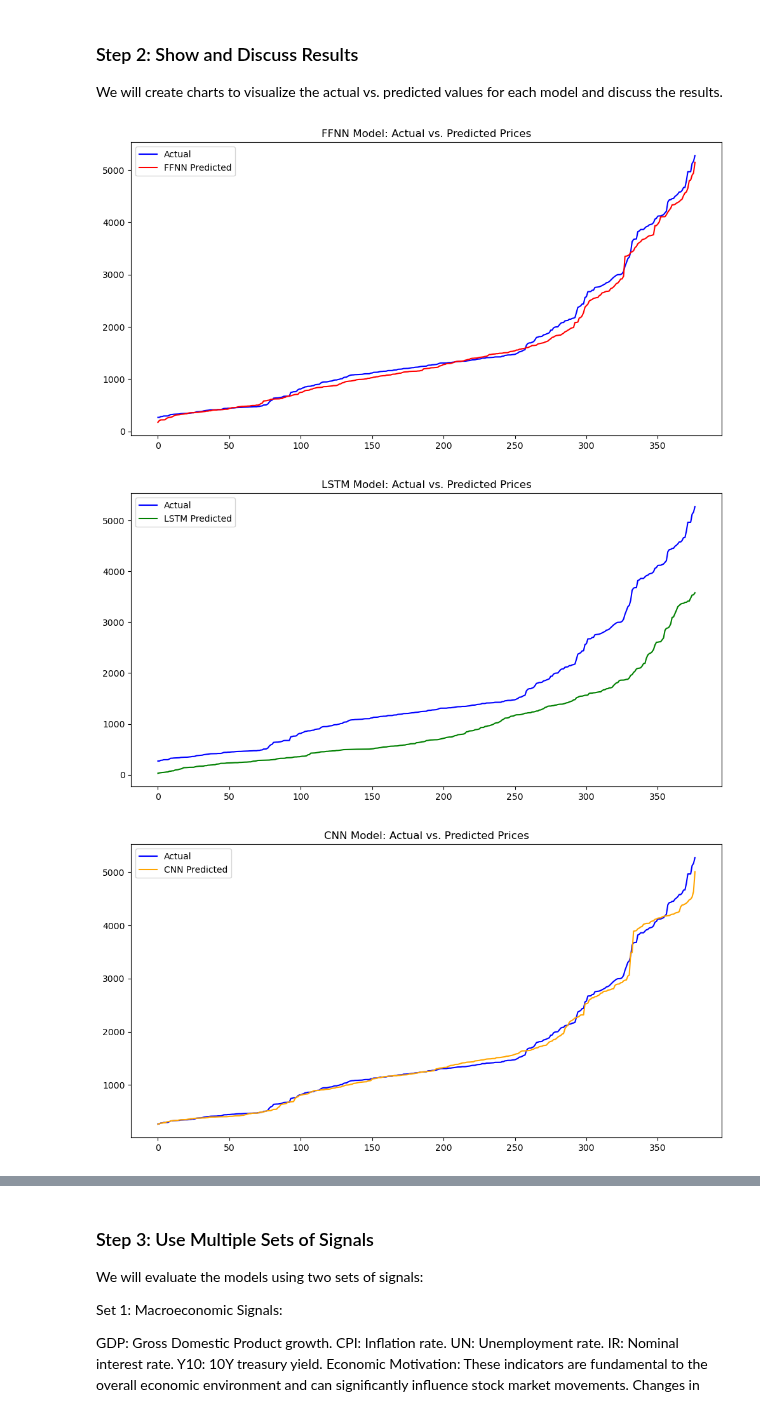
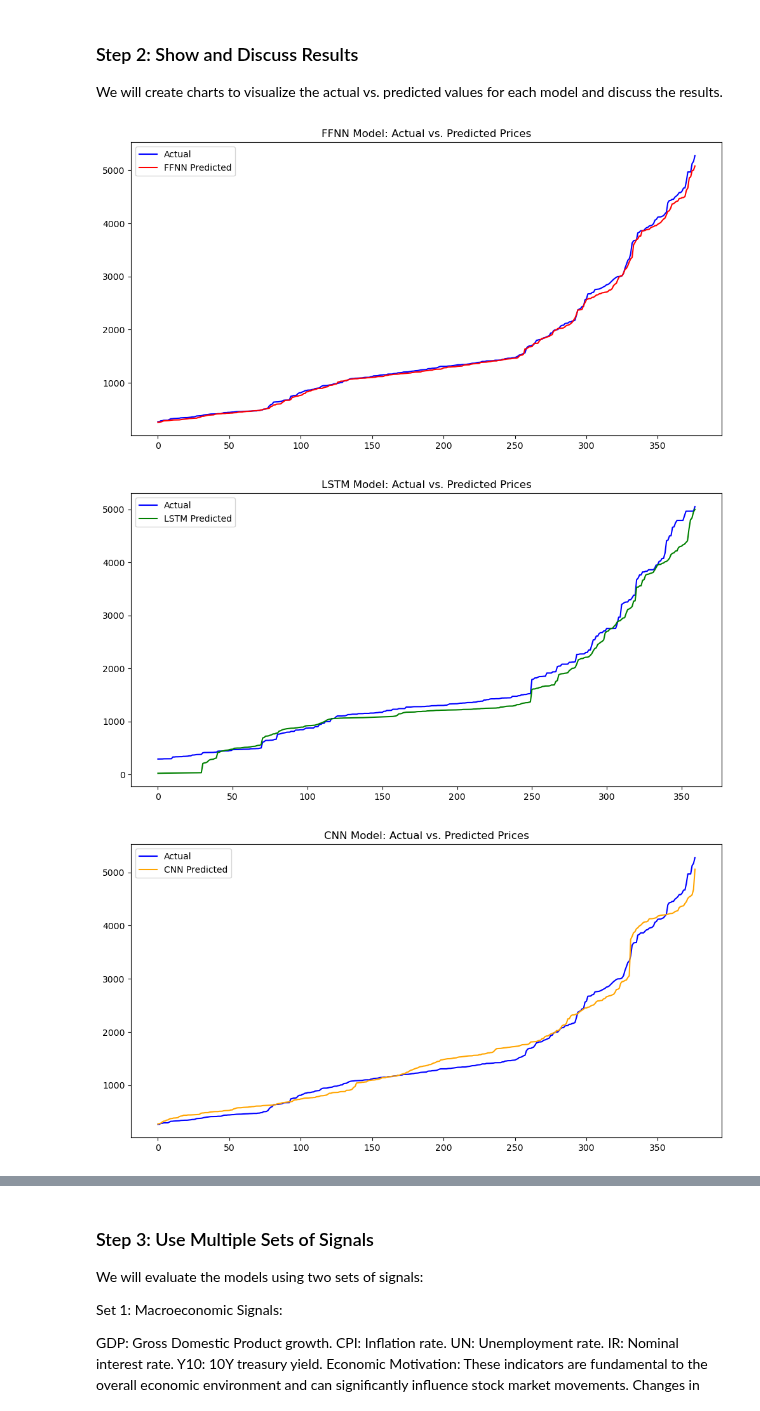
Before and after one commit to radubauzh/Quantitative_Trading_Algorithm, a Jupyter notebook: SP500_Trading_Algorithm.ipynb, the cells around one changed output, grey strips where cells are left out. Saved outputs shown, nothing was run; the diff lists cells and outputs as text; code cells hidden in the pictures.

```diff
--- a/SP500_Trading_Algorithm.ipynb
+++ b/SP500_Trading_Algorithm.ipynb
@@ -86,7 +109,7 @@ ffnn_model.add(Dense(1, activation='linear'))
 ffnn_model.compile(optimizer=Adam(learning_rate=0.001), loss='mean_squared_error')
 
 # Train the model
-ffnn_history = ffnn_model.fit(X_train, y_train, epochs=50, batch_size=32, validation_split=0.2, verbose=1)
+ffnn_history = ffnn_model.fit(X_train, y_train, epochs=400, batch_size=16, validation_split=0.2, verbose=1)
 
 # Evaluate the model on the test set
 ffnn_evaluation = ffnn_model.evaluate(X_test, y_test)
@@ -118,29 +141,48 @@ FFNN Model Training and Evaluation Complete.
 # %% [markdown]
 ### Long Short-Term Memory Network (LSTM)
 # %%
+from tensorflow.keras.callbacks import EarlyStopping
+from keras.src.layers import BatchNormalization
 from keras.layers import LSTM
+import matplotlib.pyplot as plt
+
 
 # Reshape data for LSTM (needs 3D input)
-X_train_lstm = X_train.reshape((X_train.shape[0], 1, X_train.shape[1]))
-X_test_lstm = X_test.reshape((X_test.shape[0], 1, X_test.shape[1]))
+X_train_lstm = X_train_lstm_prepared.reshape((X_train_lstm_prepared.shape[0], 1, X_train_lstm_prepared.shape[1]))
+X_test_lstm = X_test_lstm_prepared.reshape((X_test_lstm_prepared.shape[0], 1, X_test_lstm_prepared.shape[1]))
 
 # Define the LSTM model
 lstm_model = Sequential()
-lstm_model.add(LSTM(50, activation='relu', input_shape=(X_train_lstm.shape[1], X_train_lstm.shape[2])))
-lstm_model.add(Dense(1))
+lstm_model.add(LSTM(10, activation='relu', input_shape=(X_train_lstm.shape[1], X_train_lstm.shape[2])))
+lstm_model.add(Dropout(0.5))  # Add dropout for regularization
+lstm_model.add(BatchNormalization())  # Add batch normalization
+lstm_model.add(Dense(32, activation='relu'))  # Add an additional dense layer
+lstm_model.add(Dropout(0.5))  # Add another dropout for regularization
+lstm_model.add(Dense(units=1))
 
 # Compile the model
 lstm_model.compile(optimizer='adam', loss='mean_squared_error')
+early_stop = EarlyStopping(monitor='val_loss', patience=3, restore_best_weights=True)
 
-# Train the model
-lstm_history = lstm_model.fit(X_train_lstm, y_train, epochs=50, batch_size=32, validation_split=0.2, verbose=1)
+# Train the model with early stopping
+lstm_history = lstm_model.fit(X_train_lstm, y_train_lstm_prepared, epochs=400, batch_size=32, validation_split=0.2, verbose=1, callbacks=[early_stop])
 
 # Evaluate the model on the test set
-lstm_evaluation = lstm_model.evaluate(X_test_lstm, y_test)
+lstm_evaluation = lstm_model.evaluate(X_test_lstm, y_test_lstm_prepared)
 print(f"LSTM Model Test Loss: {lstm_evaluation}")
 
 # Make predictions
 lstm_predictions = lstm_model.predict(X_test_lstm)
 
 print("LSTM Model Training and Evaluation Complete.")
+
+# Plot the training and validation loss
+plt.figure(figsize=(12, 6))
+plt.plot(lstm_history.history['loss'], label='Training Loss', color='blue')
+plt.plot(lstm_history.history['val_loss'], label='Validation Loss', color='red')
+plt.title('LSTM Model Training and Validation Loss')
+plt.xlabel('Epochs')
+plt.ylabel('Loss')
+plt.legend()
+plt.show()
 # %% [output]
@@ -191,7 +234,7 @@ cnn_model.add(Dense(1))
 cnn_model.compile(optimizer='adam', loss='mean_squared_error')
 
 # Train the model
-cnn_history = cnn_model.fit(X_train_scaled, y_train, epochs=50, batch_size=16, validation_split=0.2, verbose=1)
+cnn_history = cnn_model.fit(X_train_scaled, y_train, epochs=40, batch_size=16, validation_split=0.2, verbose=1)
 
 # Evaluate the model on the test set
 cnn_evaluation = cnn_model.evaluate(X_test_scaled, y_test)
@@ -310,30 +365,30 @@ We will create charts to visualize the actual vs. predicted values for each mode
 # %%
 import matplotlib.pyplot as plt
 
 # Plot actual vs. predicted values for FFNN
 plt.figure(figsize=(12, 6))
 plt.plot(sorted(y_test.values), label='Actual', color='blue')
 plt.plot(sorted(ffnn_predictions.flatten()), label='FFNN Predicted', color='red')
 plt.title('FFNN Model: Actual vs. Predicted Prices')
 plt.legend()
 plt.show()
 
 # Plot actual vs. predicted values for LSTM
 plt.figure(figsize=(12, 6))
-plt.plot(sorted(y_test.values), label='Actual', color='blue')
+plt.plot(sorted(y_test_lstm_prepared), label='Actual', color='blue')
 plt.plot(sorted(lstm_predictions.flatten()), label='LSTM Predicted', color='green')
 plt.title('LSTM Model: Actual vs. Predicted Prices')
 plt.legend()
 plt.show()
 
 # Plot actual vs. predicted values for CNN
 plt.figure(figsize=(12, 6))
 plt.plot(sorted(y_test.values), label='Actual', color='blue')
 plt.plot(sorted(cnn_predictions.flatten()), label='CNN Predicted', color='orange')
 plt.title('CNN Model: Actual vs. Predicted Prices')
 plt.legend()
 plt.show()
 # %% [output]
-[figure, old version]
+[figure, new version]
-[figure, old version]
+[figure, new version]
-[figure, old version]
+[figure, new version]
```
Also changed, not shown: parts of 22 cells of this notebook.
